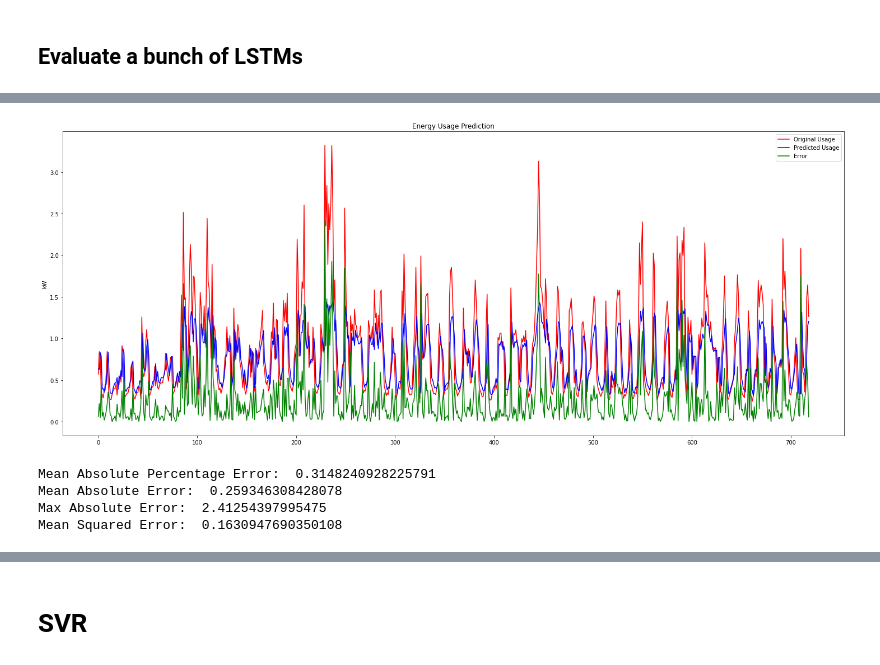
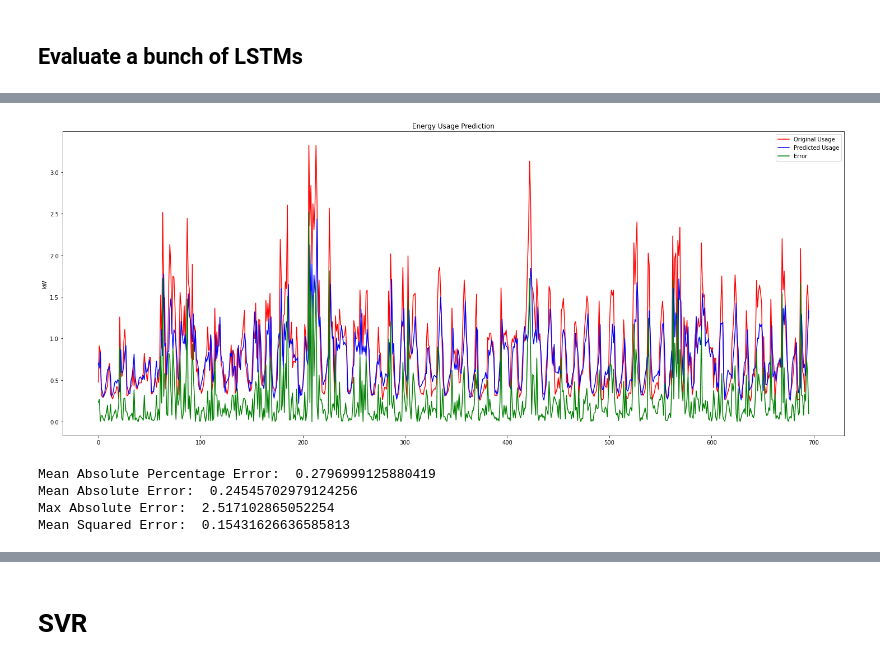
Before and after one commit to joaonpsilva/Tese_House_Energy_Prediciton, a Jupyter notebook: Energy_Pred_MultiVariate-Copy1.ipynb, the cells around one changed output, grey strips where cells are left out. Saved outputs shown, nothing was run; the diff lists cells and outputs as text; code cells hidden in the pictures.

Commit message:
with temperature values

```diff
--- a/Energy_Pred_MultiVariate-Copy1.ipynb
+++ b/Energy_Pred_MultiVariate-Copy1.ipynb
@@ -95,0 +100,25 @@ df3
+# %%
+dfWheather = pd.read_csv("../datsets/dataset2/HomeA-weather/HomeA/homeA2016.csv", delimiter = ',')
+dfWheather['time']= pd.to_datetime(dfWheather['time'],unit='s')
+dfWheather = dfWheather.set_index(dfWheather['time'])
+dfWheather = dfWheather[~dfWheather.index.duplicated(keep='first')]
+dfWheather.drop(dfWheather.loc[dfWheather['time'] > '2016-12-15 20:00:00'].index, inplace=True)
+dfWheather.drop(dfWheather.loc['2016-01-01 05:00:00' > dfWheather['time']].index, inplace=True)
+dfWheather = dfWheather.drop(['time'], axis=1)
+
+dfWheather = dfWheather.drop(['icon'], axis=1)
+dfWheather = dfWheather.drop(['summary'], axis=1)
+dfWheather = dfWheather.drop(['apparentTemperature'], axis=1)
+dfWheather = dfWheather.drop(['cloudCover'], axis=1)
+dfWheather = dfWheather.drop(['precipProbability'], axis=1)
+dfWheather = dfWheather.drop(['precipIntensity'], axis=1) #0
+dfWheather = dfWheather.drop(['windBearing'], axis=1)#NAN
+dfWheather = dfWheather.drop(['windSpeed'], axis=1)#NAN
+
+
+dfWheather = dfWheather.resample('H').mean()
+dfWheather = dfWheather.dropna()
+
+dfWheather
+#a = dfWheather[dfWheather.isna().any(axis=1)]
+#a
@@ -96,6 +140,8 @@ df3
 # %%
 df = pd.concat([df1, df2, df3], axis=1)
 df.loc[:,'use'] = df.sum(axis=1)
+
+df = pd.concat([df, dfWheather], axis=1)
 
 df = df.dropna()
 
@@ -280,8 +325,18 @@ def make_lstm(df, featuresNames, targetName, past_window, name='Energy Usage Pre
     test_generator = TimeseriesGenerator(x_test, y_test, length=past_window, batch_size=batch_size)
 
     model = define_model(past_window, num_features)
+
+    t1= time.time()
     train(model, train_generator, val_generator)
+    train_time = time.time()-t1
 
-    return predict_evaluate(model, test_generator, y_scaler, y_test_UnScalled, graphName=name, showplots=showplots)
+    t1 = time.time()
+    result = predict_evaluate(model, test_generator, y_scaler, y_test_UnScalled, graphName=name, showplots=showplots)
+    predict_time = time.time()-t1
+
+    result["Train_Time"] = train_time
+    result["Predict_time"] = predict_time
+
+    return result
 # %% [markdown]
 ## Evaluate a bunch of LSTMs
@@ -288,11 +394,11 @@ def make_lstm(df, featuresNames, targetName, past_window, name='Energy Usage Pre
 # %%
-featurelist = ['use']
+featurelist = feature_selection
 TARGET_NAME = 'use'
-past_window = 1
+past_window = 24
 result = make_lstm(df, featurelist, TARGET_NAME, past_window, showplots=True)
 # %% [output]
-[figure, old version]
+[figure, new version]
-Mean Absolute Percentage Error:  0.3148240928225791
-Mean Absolute Error:  0.259346308428078
-Max Absolute Error:  2.41254397995475
-Mean Squared Error:  0.1630947690350108
+Mean Absolute Percentage Error:  0.2796999125880419
+Mean Absolute Error:  0.24545702979124256
+Max Absolute Error:  2.517102865052254
+Mean Squared Error:  0.15431626636585813
```
Also changed, not shown: parts of 12 cells of this notebook.
